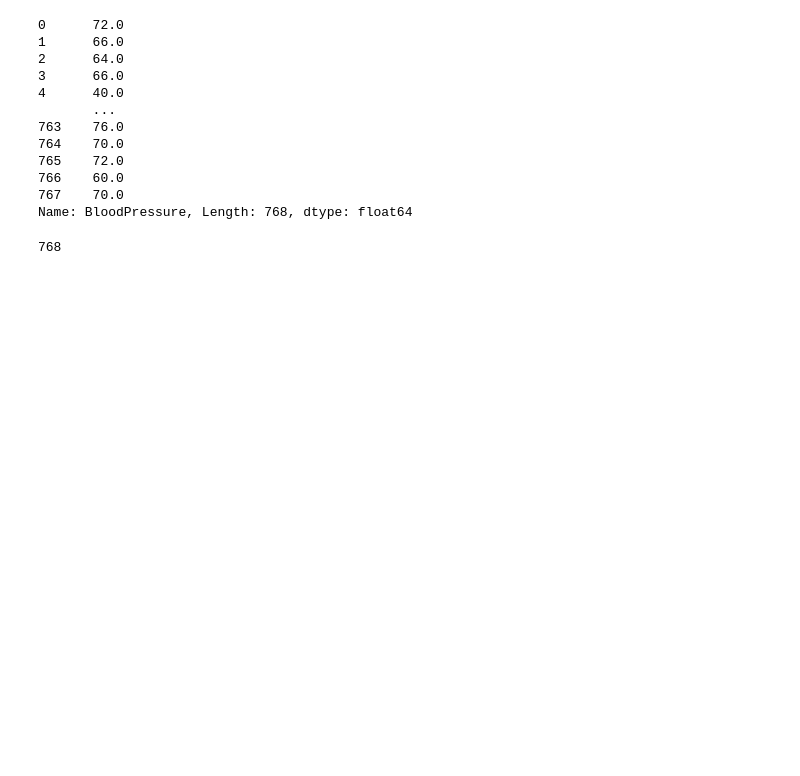
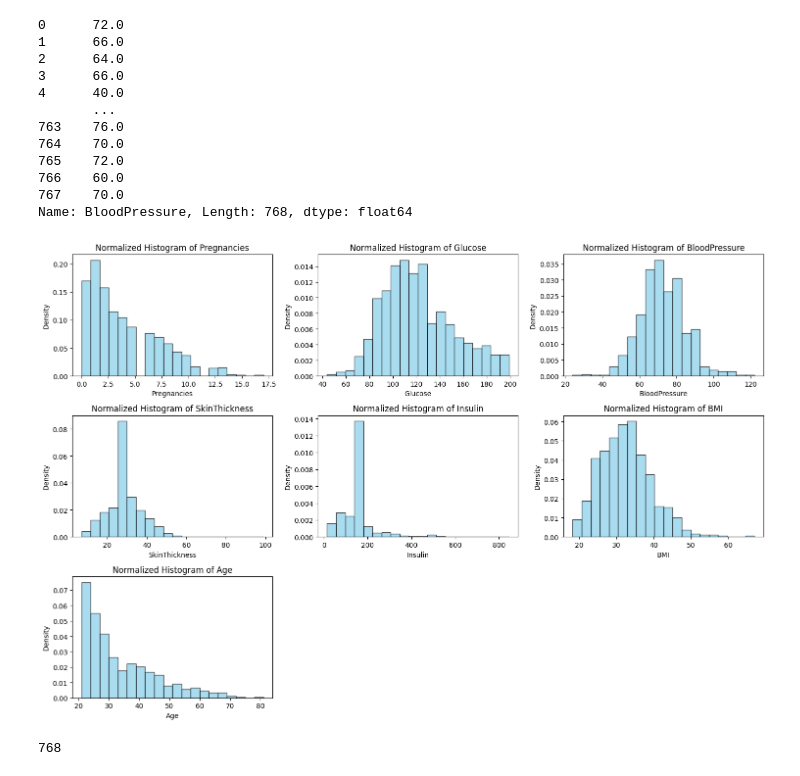
Before and after one commit to Betelhem-Demsis/Diabetes-Prediction, a Jupyter notebook: models/knn.ipynb, the cells around one changed output. Cells and saved outputs as stored; diff of their text form; code cells hidden in the pictures; blank space fills up the shorter version.

```diff
--- a/models/knn.ipynb
+++ b/models/knn.ipynb
@@ -8,7 +8,7 @@ from sklearn.neighbors import KNeighborsClassifier
 from sklearn.metrics import confusion_matrix,f1_score,accuracy_score,precision_score,recall_score
 import matplotlib.pyplot as plt
 # %%
-dataset=pd.read_csv("data/diabetes.csv")
+dataset=pd.read_csv("../data/diabetes.csv")
 dataset
 # %% [output]
 |  | Pregnancies | Glucose | BloodPressure | SkinThickness | Insulin | BMI | DiabetesPedigreeFunction | Age | ... |
@@ -115,6 +115,20 @@ print(dataset['BloodPressure'])
 766    60.0
 767    70.0
 Name: BloodPressure, Length: 768, dtype: float64
+# %%
+import matplotlib.pyplot as plt
+columns_to_normalize = ['Pregnancies', 'Glucose', 'BloodPressure', 'SkinThickness', 'Insulin', 'BMI', 'Age']
+plt.figure(figsize=(15, 10))
+for i, column in enumerate(columns_to_normalize, 1):
+    plt.subplot(3, 3, i)
+    plt.hist(dataset[column], bins=20, color='skyblue', alpha=0.7, edgecolor='black', density=True)
+    plt.title(f"Normalized Histogram of {column}")
+    plt.xlabel(column)
+    plt.ylabel("Density")
+plt.tight_layout()
+plt.show()
+# %% [output]
+[figure, added]
 # %%
 x = dataset.iloc[:,0:8]
 y = dataset.iloc[:,8]
```
Also changed, not shown: 1 other file.
